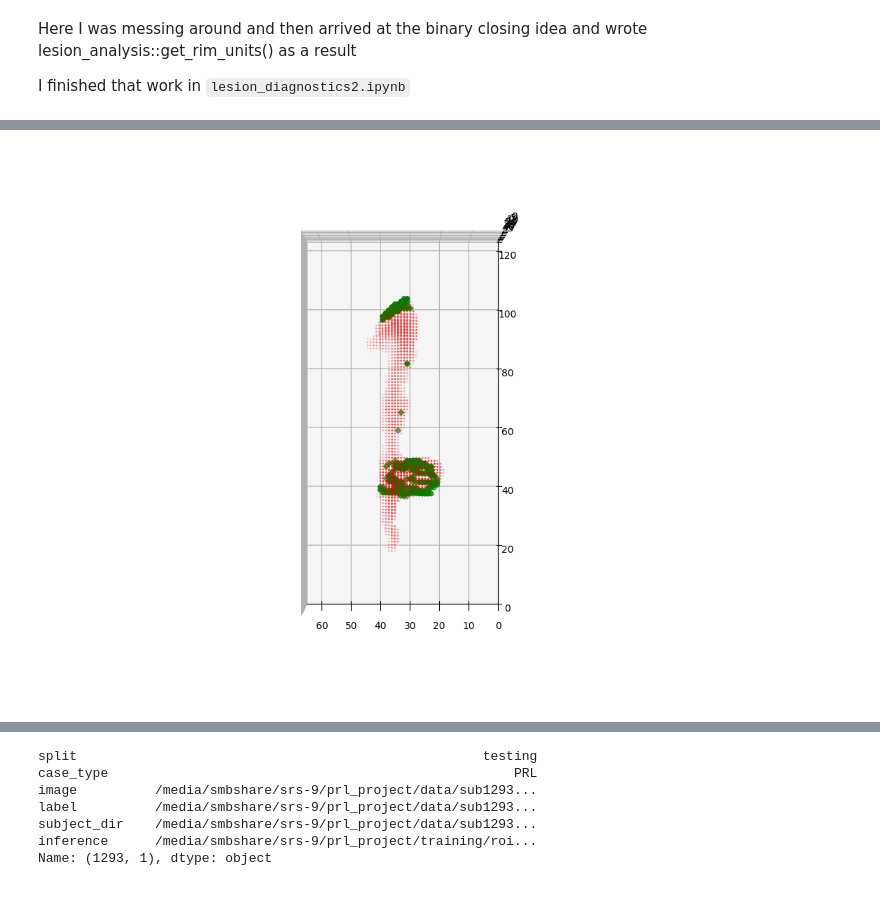
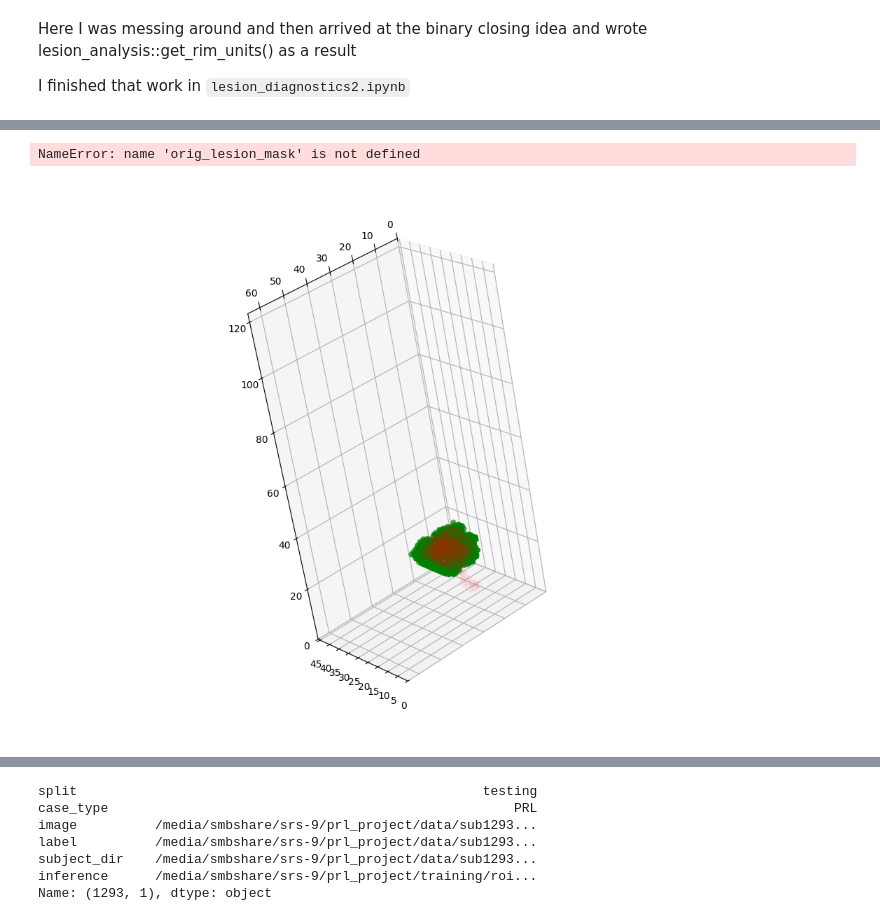
Before and after one commit to srs328/prl_project, a Jupyter notebook: notebooks/lesion_diagnostics.ipynb, the cells around one changed output, grey strips where cells are left out. Saved outputs shown, nothing was run; the diff lists cells and outputs as text; code cells hidden in the pictures.

```diff
--- a/notebooks/lesion_diagnostics.ipynb
+++ b/notebooks/lesion_diagnostics.ipynb
@@ -118,7 +116,9 @@ array([30., 43., 29.])
 from scipy import ndimage
 import matplotlib.colors as mcolors
 
-full_data = lesion_analysis.analyze_prl_case(experiment.cases.iloc[0], dataset)
+the_case = experiment.cases.loc[(1396, 1), :]
+# full_data = lesion_analysis.analyze_prl_case(experiment.cases.iloc[0], dataset)
+full_data = lesion_analysis.analyze_prl_case(the_case, dataset)
 
 # picking up where get_lesion_rim leaves off in analyze_prl_case
 rim = full_data[1]['rim_infer']
@@ -165,24 +186,27 @@ ax.set_xlim([0, 65])
 ax.set_ylim([0, 123])
 ax.set_aspect('equal')
 ax.view_init(elev=-90, roll=90, azim=0)
+# %% [output]
+NameError: name 'orig_lesion_mask' is not defined
 # %%
 rim_coords = np.argwhere(rim).T
 lesion_coords = np.argwhere(lesion).T
 
 
 fig = plt.figure(figsize=(10, 8))
 ax = fig.add_subplot(111, projection="3d")
 ax.scatter(*rim_coords, c="green")
 ax.scatter(*lesion_coords, c="red", alpha=0.1, s=1)
 
 ax.set_xlim([0, 65])
 ax.set_ylim([0, 123])
 ax.set_zlim([0, 46])
+# ax.set_axis_off()
 
 ax.set_aspect('equal')
-ax.view_init(elev=-90, roll=90, azim=0)
+ax.view_init(elev=-45, roll=70, azim=40)
 # %% [output]
-[figure, old version]
+[figure, new version]
 # %%
 def generate_random_colors_names(N, seed=42):
   """
```
Also changed, not shown: parts of 10 cells of this notebook, 15 other files.
